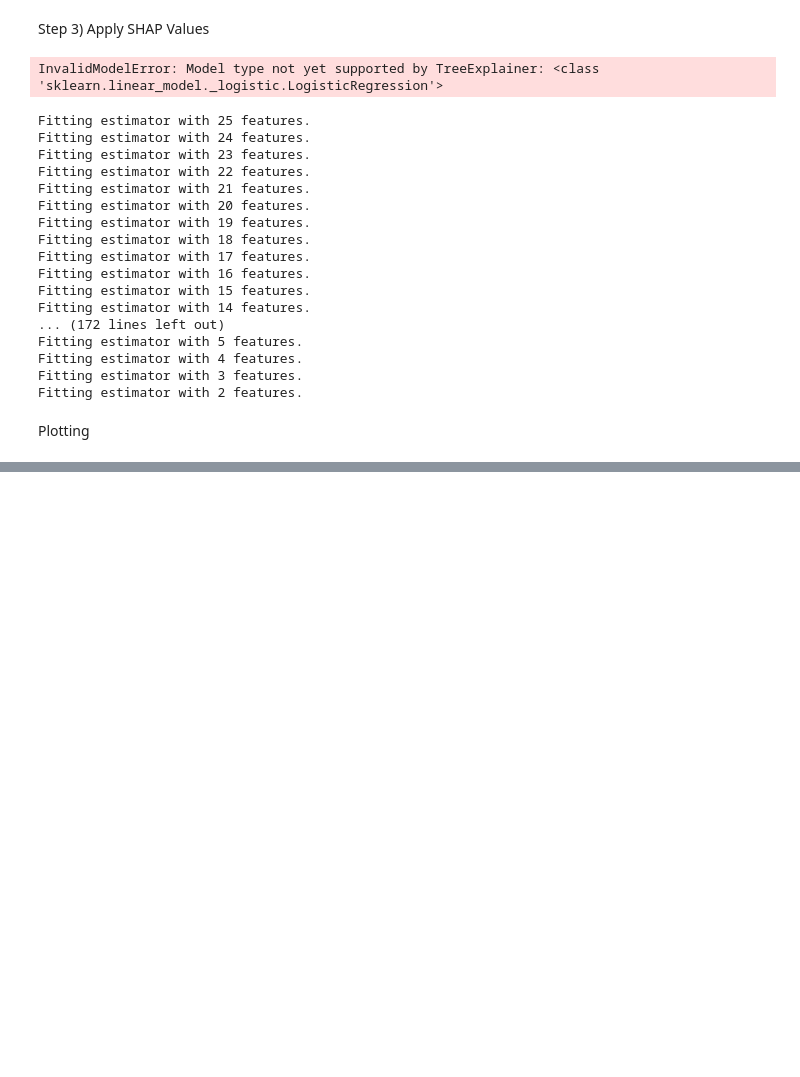
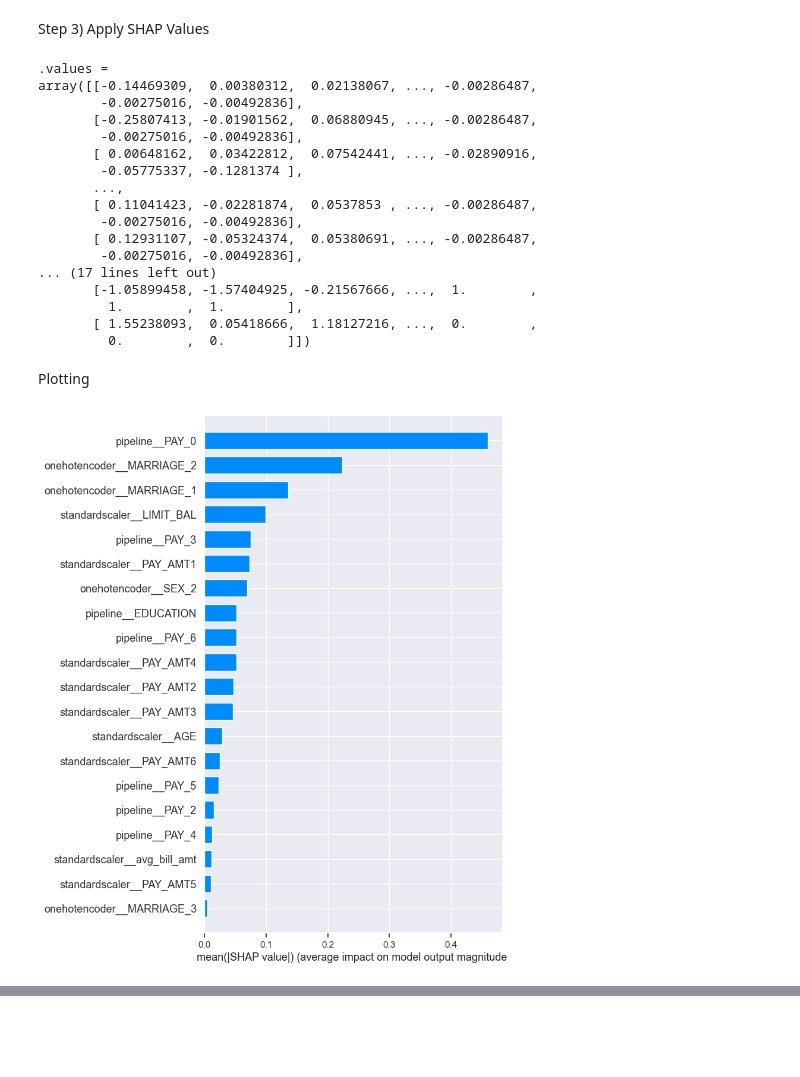
Before and after one commit to LaoAronn/CC-Default-Classification, a Jupyter notebook: hw5.ipynb, the cells around one changed output, grey strips where cells are left out. Saved outputs shown, nothing was run; the diff lists cells and outputs as text; code cells hidden in the pictures; blank space fills up the shorter version.

Commit message:
Applied SHAP Value + Waterfall plot

```diff
--- a/hw5.ipynb
+++ b/hw5.ipynb
@@ -1065,32 +1065,33 @@ LogisticRegression(C=1, max_iter=1000, random_state=123)
 # %% [markdown]
 Step 3) Apply SHAP Values
 # %%
-explainer = shap.TreeExplainer(model) # define the shap explainer
+explainer = shap.LinearExplainer(pipe_lr.named_steps["logisticregression"], trainX_enc, feature_perturbation="interventional")
 
 train_shap_values = explainer(trainX_enc) # train shap values
+test_shap_values = explainer(testX_enc) # test shap values
 
-test_shap_values = explainer(testX_enc) # test shap values
 train_shap_values
 # %% [output]
-InvalidModelError: Model type not yet supported by TreeExplainer: <class 'sklearn.linear_model._logistic.LogisticRegression'>
+.values =
+array([[-0.14469309,  0.00380312,  0.02138067, ..., -0.00286487,
+        -0.00275016, -0.00492836],
+       [-0.25807413, -0.01901562,  0.06880945, ..., -0.00286487,
+        -0.00275016, -0.00492836],
+       [ 0.00648162,  0.03422812,  0.07542441, ..., -0.02890916,
+        -0.05775337, -0.1281374 ],
+       ...,
+       [ 0.11041423, -0.02281874,  0.0537853 , ..., -0.00286487,
+        -0.00275016, -0.00492836],
+       [ 0.12931107, -0.05324374,  0.05380691, ..., -0.00286487,
+        -0.00275016, -0.00492836],
+... (17 lines left out)
+       [-1.05899458, -1.57404925, -0.21567666, ...,  1.        ,
+         1.        ,  1.        ],
+       [ 1.55238093,  0.05418666,  1.18127216, ...,  0.        ,
+         0.        ,  0.        ]])
-Fitting estimator with 25 features.
-Fitting estimator with 24 features.
-Fitting estimator with 23 features.
-Fitting estimator with 22 features.
-Fitting estimator with 21 features.
-Fitting estimator with 20 features.
-Fitting estimator with 19 features.
-Fitting estimator with 18 features.
-Fitting estimator with 17 features.
-Fitting estimator with 16 features.
-Fitting estimator with 15 features.
-Fitting estimator with 14 features.
-... (172 lines left out)
-Fitting estimator with 5 features.
-Fitting estimator with 4 features.
-Fitting estimator with 3 features.
-Fitting estimator with 2 features.
 # %% [markdown]
 Plotting
 # %%
-shap.summary_plot(train_shap_values, X_train_enc, plot_type="bar")
+shap.summary_plot(train_shap_values, trainX_enc, plot_type="bar")
+# %% [output]
+[figure, added]
```
Also changed, not shown: parts of 15 cells of this notebook.
